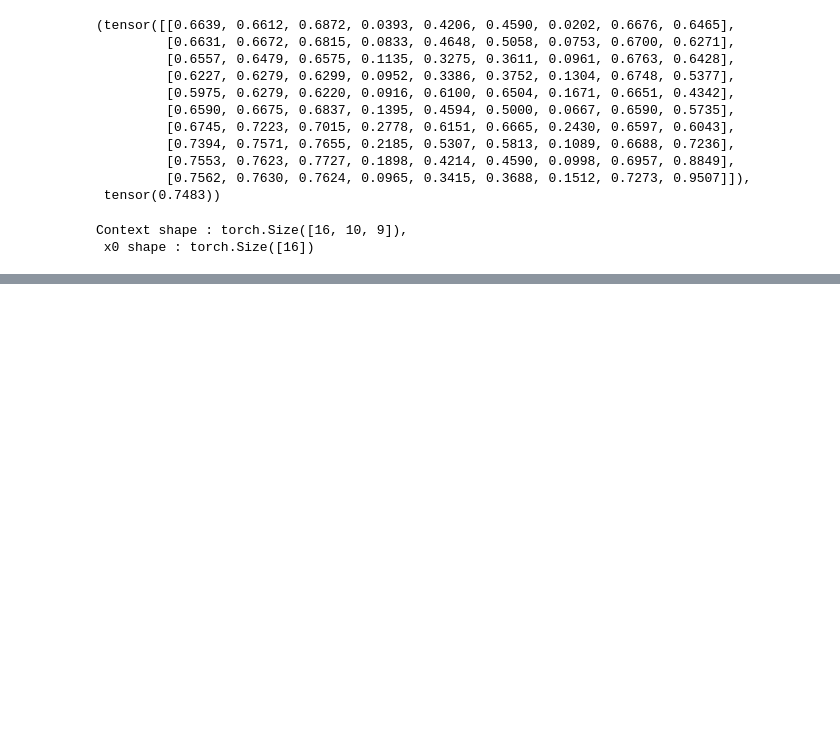
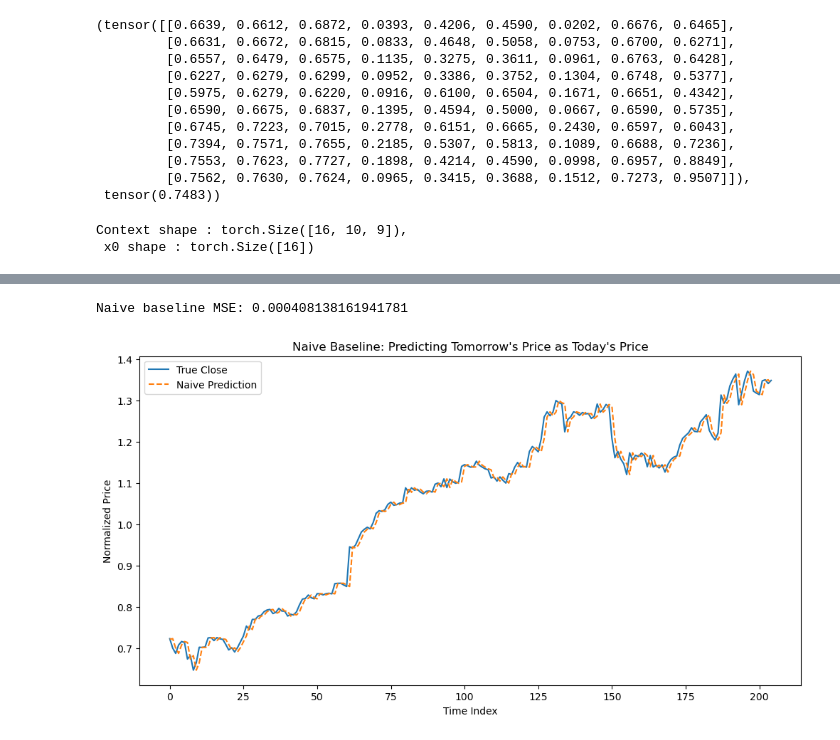
Before and after one commit to gitsouderos/Thesis, a Jupyter notebook: Simple_Diffusion/conditional_diffusion/testing_diffusion_modules.ipynb, the cells around one changed output, grey strips where cells are left out. Saved outputs shown, nothing was run; the diff lists cells and outputs as text; code cells hidden in the pictures; blank space fills up the shorter version.

```diff
--- a/Simple_Diffusion/conditional_diffusion/testing_diffusion_modules.ipynb
+++ b/Simple_Diffusion/conditional_diffusion/testing_diffusion_modules.ipynb
@@ -488,0 +500,29 @@ plt.show()
+# %%
+import pandas as pd
+import numpy as np
+
+# Create a naive prediction: predict tomorrow's price as today's price.
+# That means shift the "Close" column by 1.
+test_data['naive_pred'] = test_data['Close'].shift(1)
+
+
+# Remove the first row which doesn't have a previous day to predict from
+test_data = test_data.dropna()
+
+# Compute the Mean Squared Error (MSE)
+naive_mse = np.mean((test_data['naive_pred'] - test_data['Close']) ** 2)
+print("Naive baseline MSE:", naive_mse)
+
+# Optional: Plot the results
+import matplotlib.pyplot as plt
+plt.figure(figsize=(12,6))
+plt.plot(test_data['Close'].values, label='True Close')
+plt.plot(test_data['naive_pred'].values, label='Naive Prediction', linestyle='--')
+plt.title("Naive Baseline: Predicting Tomorrow's Price as Today's Price")
+plt.xlabel("Time Index")
+plt.ylabel("Normalized Price")
+plt.legend()
+plt.show()
+# %% [output]
+Naive baseline MSE: 0.000408138161941781
+[figure, added]
```
Also changed, not shown: parts of 7 cells of this notebook.
